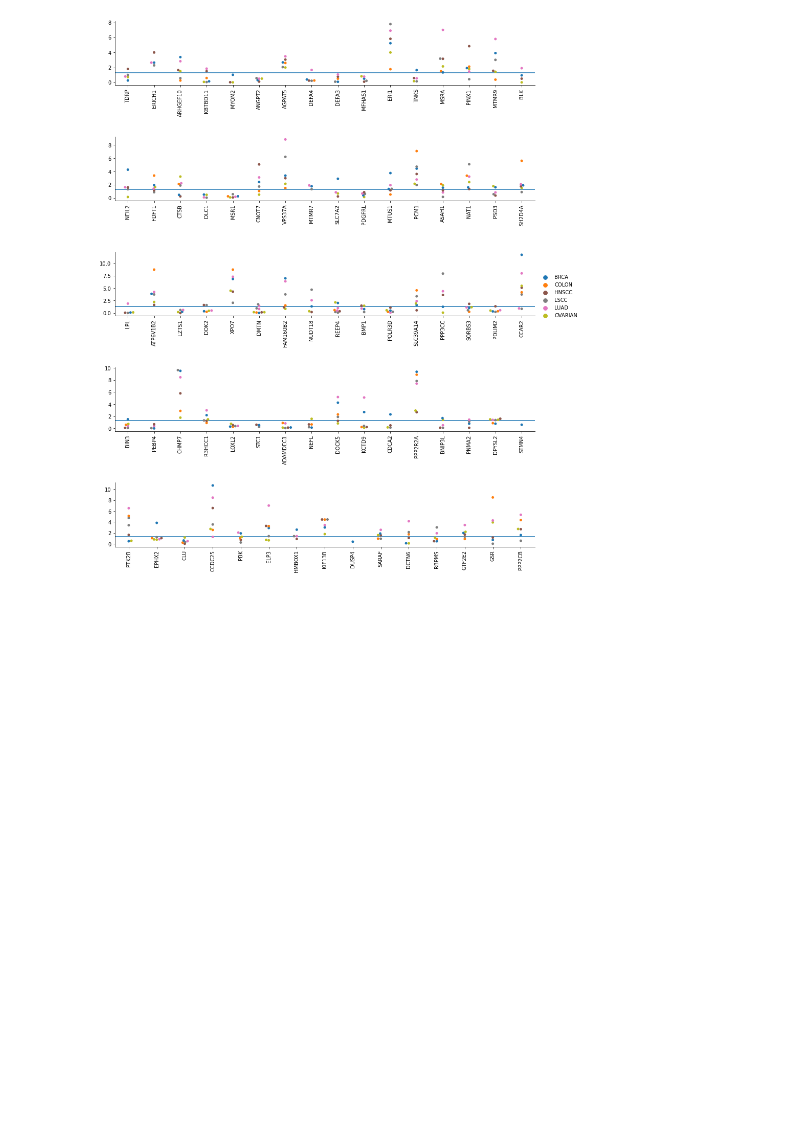
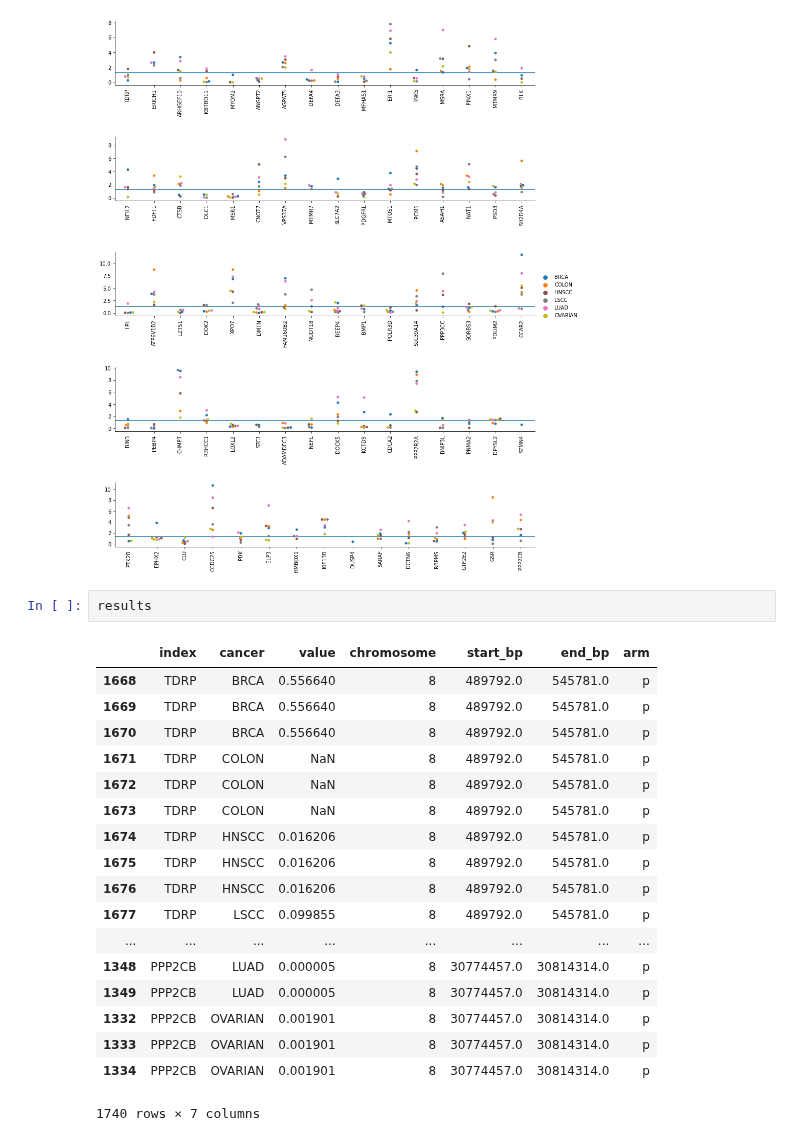
Before and after one commit to PayneLab/pancancerCNV, a Jupyter notebook: chromosome_8_scaled/17_make_pvalue_dotplot_8p_cis.ipynb, the cells around one changed output. Drawn from its saved outputs; the diff is of its cells as text; blank space fills up the shorter version.

```diff
--- a/chromosome_8_scaled/17_make_pvalue_dotplot_8p_cis.ipynb
+++ b/chromosome_8_scaled/17_make_pvalue_dotplot_8p_cis.ipynb
@@ -72,3 +72,24 @@ cnvutils.make_pvalue_plot(
 # %% [output]
 <seaborn.axisgrid.FacetGrid at 0x...>
 [figure]
+# %%
+results
+# %% [output]
+|  | index | cancer | value | chromosome | start_bp | end_bp | arm |
+| 1668 | TDRP | BRCA | 0.556640 | 8 | 489792.0 | 545781.0 | p |
+| 1669 | TDRP | BRCA | 0.556640 | 8 | 489792.0 | 545781.0 | p |
+| 1670 | TDRP | BRCA | 0.556640 | 8 | 489792.0 | 545781.0 | p |
+| 1671 | TDRP | COLON | NaN | 8 | 489792.0 | 545781.0 | p |
+| 1672 | TDRP | COLON | NaN | 8 | 489792.0 | 545781.0 | p |
+| 1673 | TDRP | COLON | NaN | 8 | 489792.0 | 545781.0 | p |
+| 1674 | TDRP | HNSCC | 0.016206 | 8 | 489792.0 | 545781.0 | p |
+| 1675 | TDRP | HNSCC | 0.016206 | 8 | 489792.0 | 545781.0 | p |
+| 1676 | TDRP | HNSCC | 0.016206 | 8 | 489792.0 | 545781.0 | p |
+| 1677 | TDRP | LSCC | 0.099855 | 8 | 489792.0 | 545781.0 | p |
+| ... | ... | ... | ... | ... | ... | ... | ... |
+| 1348 | PPP2CB | LUAD | 0.000005 | 8 | 30774457.0 | 30814314.0 | p |
+| 1349 | PPP2CB | LUAD | 0.000005 | 8 | 30774457.0 | 30814314.0 | p |
+| 1332 | PPP2CB | OVARIAN | 0.001901 | 8 | 30774457.0 | 30814314.0 | p |
+| 1333 | PPP2CB | OVARIAN | 0.001901 | 8 | 30774457.0 | 30814314.0 | p |
+| 1334 | PPP2CB | OVARIAN | 0.001901 | 8 | 30774457.0 | 30814314.0 | p |
+1740 rows × 7 columns
```
Also changed, not shown: 2 other files.
